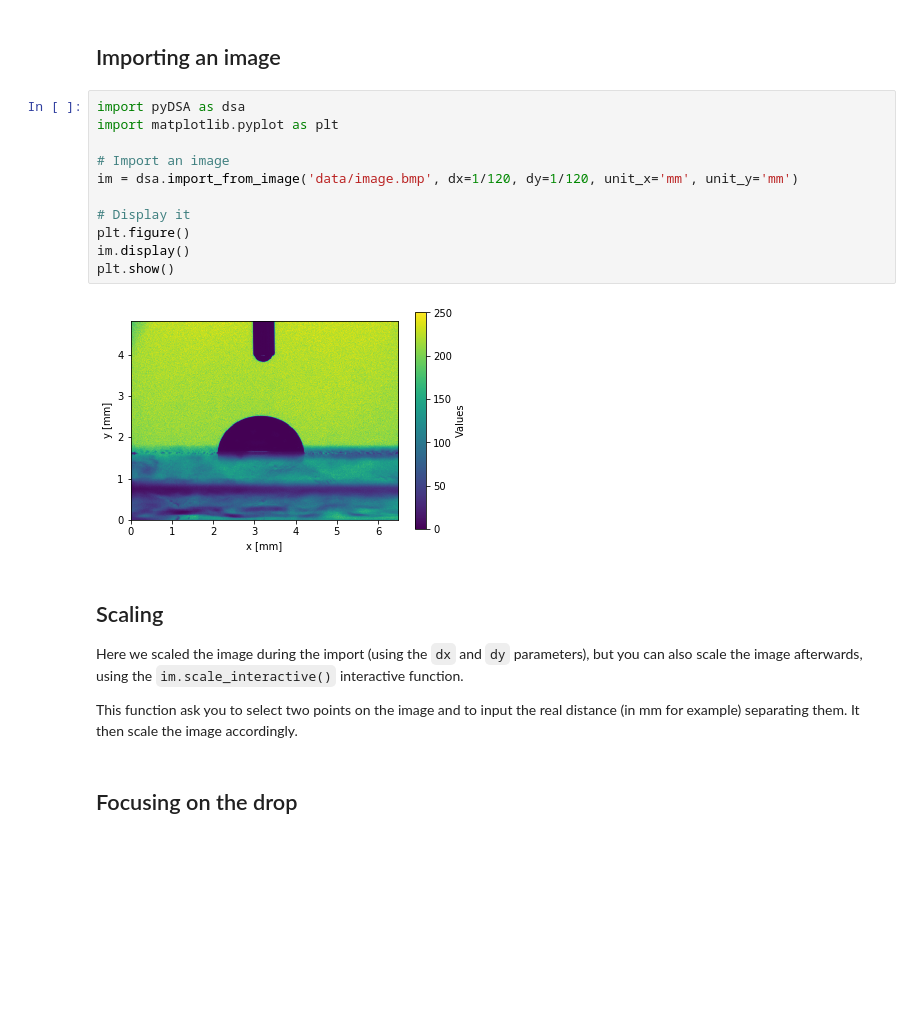
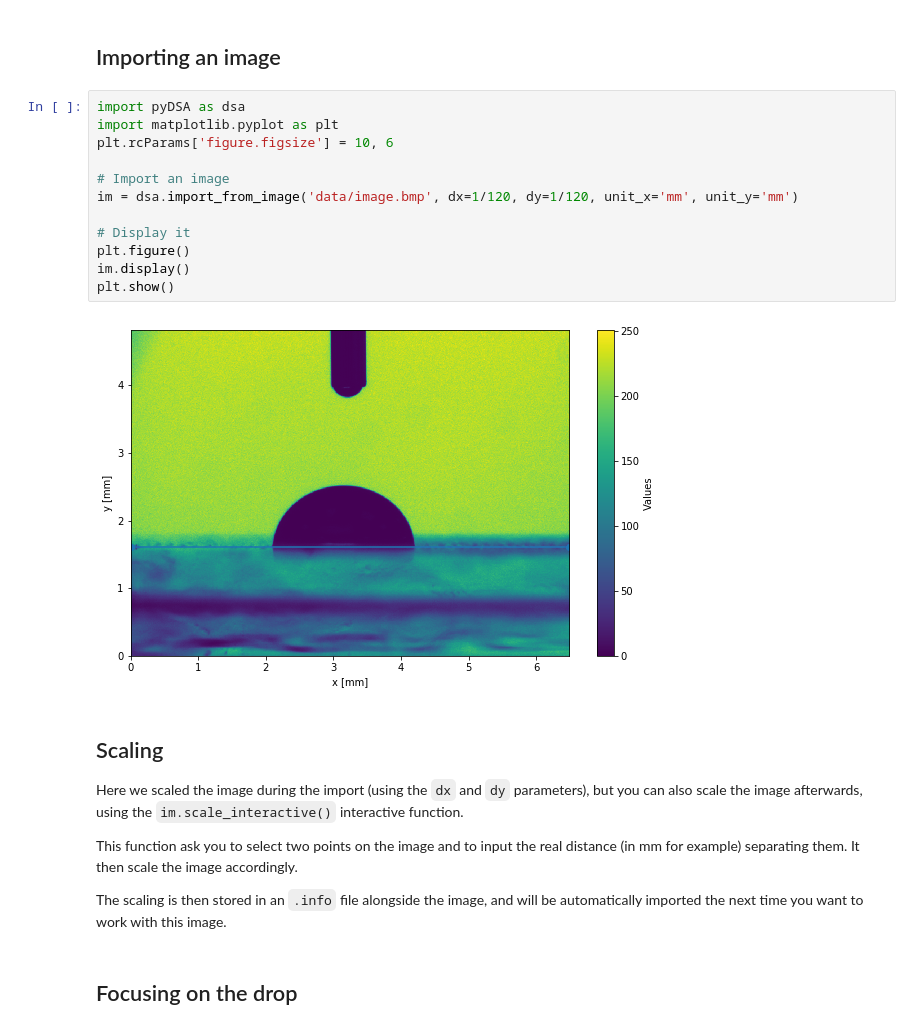
Before and after one commit to gabylaunay/Python-cookbook, a Jupyter notebook: src/notebooks/pydsa.ipynb, the cells around one changed output. Drawn from its saved outputs; the diff is of its cells as text; blank space fills up the shorter version.

```diff
--- a/src/notebooks/pydsa.ipynb
+++ b/src/notebooks/pydsa.ipynb
@@ -25,16 +25,17 @@ pyDSA have some dependencies (matplotlib, scipy, numpy, ...) that should be inst
 # %%
 import pyDSA as dsa
 import matplotlib.pyplot as plt
+plt.rcParams['figure.figsize'] = 10, 6
 
 # Import an image
 im = dsa.import_from_image('data/image.bmp', dx=1/120, dy=1/120, unit_x='mm', unit_y='mm')
 
 # Display it
 plt.figure()
 im.display()
 plt.show()
 # %% [output]
-[figure, old version]
+[figure, new version]
 # %% [markdown]
 ## Scaling
 Here we scaled the image during the import (using the `dx` and `dy` parameters),
@@ -42,6 +43,8 @@ but you can also scale the image afterwards, using the `im.scale_interactive()`
 
 This function ask you to select two points on the image and to input the real distance (in mm for example) separating them.
 It then scale the image accordingly.
+
+The scaling is then stored in an `.info` file alongside the image, and will be automatically imported the next time you want to work with this image.
 # %% [markdown]
 ## Focusing on the drop
 # %%
```
Also changed, not shown: parts of 22 cells of this notebook, 1 other file.
